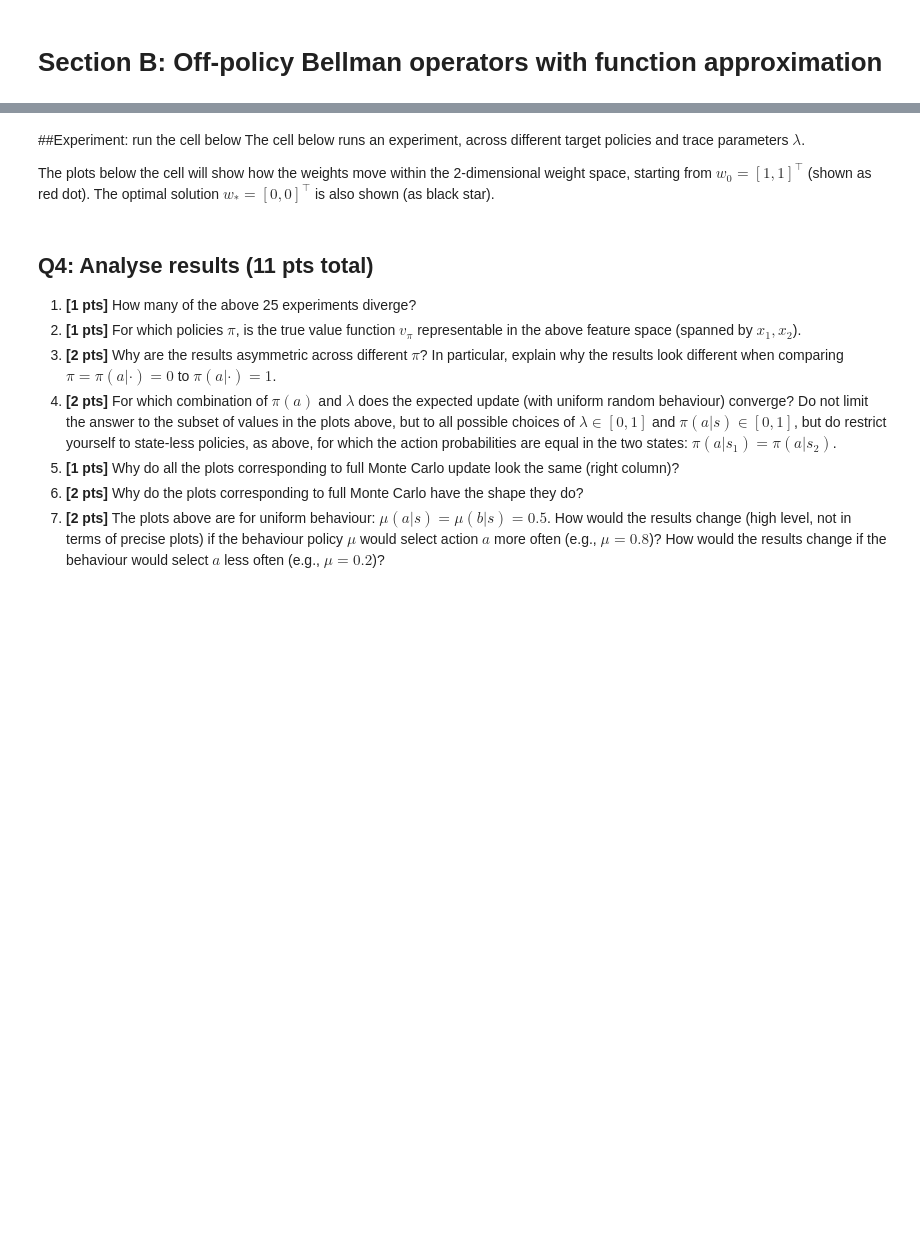
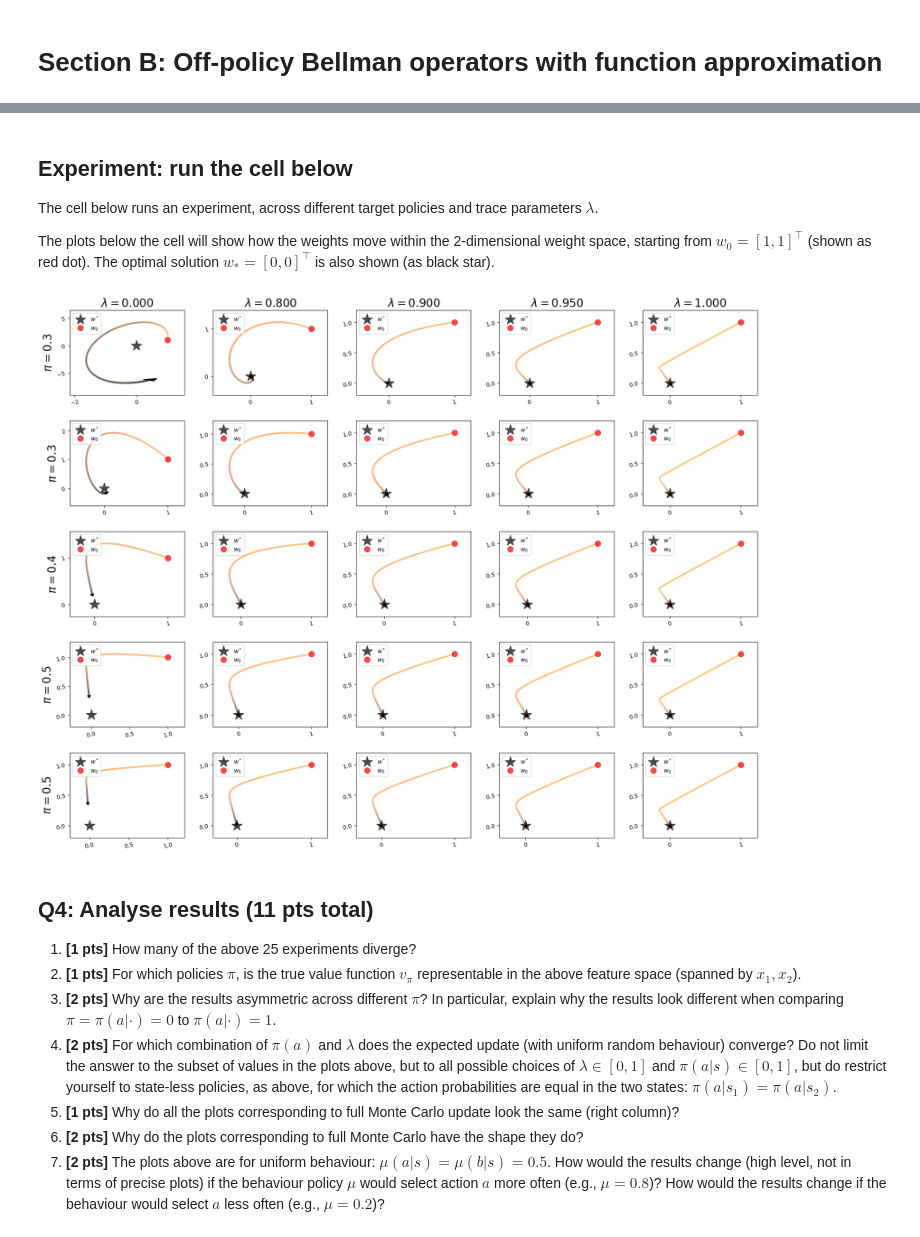
Before and after one commit to jjmoncus/ReinforcementLearning, a Jupyter notebook: UCL_RL_assignment_2026,_part_II.ipynb, the cells around one changed output, grey strips where cells are left out. Drawn from its saved outputs; the diff is of its cells as text; code cells hidden in the pictures; blank space fills up the shorter version.

```diff
--- a/UCL_RL_assignment_2026,_part_II.ipynb
+++ b/UCL_RL_assignment_2026,_part_II.ipynb
@@ -408,45 +432,66 @@ The agent will make *linear* predicions, such that $v(s) = \mathbf{w}^\top \math
 The expectation should take into account the probabilities of actions in the future, as well as the steady-state (=long-term) probability of being in a state.  The step size of the update should be $\alpha=0.1$.
 
 The expected update should be for a multi-step $\lambda$-return and should be correct for any pair of target and any behaviour policy.  It should be the expectation of performing a (forward view) TD($\lambda$) update in the MDP described above when the _state distribution_ is generated by the behaviour policy and the _returns_ from each state are generated by the target policy. We will use the update you implement to generate plots below.
-# %%
-# state features (do not change)
-x1 = np.array([1., 1.])
-x2 = np.array([2., 1.])
-
-def expected_update(w, pi, mu, trace_parameter, discount):
-  ...
-  return expected_weight_update
+# %%
+# state features (do not change)
+x1 = np.array([1., 1.])
+x2 = np.array([2., 1.])
+
+def expected_update(w, pi, mu, trace_parameter, discount, lr = .1):
+
+  # current value estimates for both states
+  v1 = np.dot(w, x1)
+  v2 = np.dot(w, x2)
+
+  # E.V. of next state under pi
+  expected_v_next = pi * v1 + (1 - pi) * v2
+
+  # expected lambda-return
+  g_lambda = (discount * (1 - trace_parameter) * expected_v_next) / (1 - discount * trace_parameter)
+
+  # weight updates for each state individually --- (lr * (target - current_value) * gradient)
+  update_s1 = lr * (g_lambda - v1) * x1
+  update_s2 = lr * (g_lambda - v2) * x2
+
+  # expectation over state distribution of mu
+  expected_weight_update = mu * update_s1 + (1 - mu) * update_s2
+
+  return expected_weight_update
 # %% [markdown]
-##Experiment: run the cell below
+## Experiment: run the cell below
 The cell below runs an experiment, across different target policies and trace parameters $\lambda$.
 
 The plots below the cell will show how the weights move within the 2-dimensional weight space, starting from $w_0 = [1, 1]^{\top}$ (shown as red dot).  The optimal solution $w_* = [0, 0]^{\top}$ is also shown (as black star).
 # %%
 def generate_ws(w, pi, mu, l, g):
   """Apply the expected update 1000 times"""
   ws = [w]
   for _ in range(1000):
-    w = w + expected_update(w, pi, mu, l, g, lr=0.1)
+    w = w + expected_update(w, pi, mu, l, g, lr=.1)
     ws.append(w)
   return np.array(ws)
 
 mu = 0.5  # behaviour
 g = 0.99  # discount
 
 lambdas = np.array([0, 0.8, 0.9, 0.95, 1.])
-pis = np.array([0., 0.1, 0.2, 0.5, 1.])
+# lambdas = np.array([0.8, 0.85, 0.9, 0.95, 1.])
+# pis = np.array([0., 0.1, 0.2, 0.5, 1.])
+pis = np.array([0.3, 0.35, 0.4, 0.45, .5])
 
 fig = plt.figure(figsize=(22, 17))
 fig.subplots_adjust(wspace=0.25, hspace=0.3)
 
 for r, pi in enumerate(pis):
   for c, l in enumerate(lambdas):
     plt.subplot(len(pis), len(lambdas), r*len(lambdas) + c + 1)
     w = np.ones_like(x1)
     ws = generate_ws(w, pi, mu, l, g)
     title = '$\\lambda={:1.3f}$'.format(l) if r == 0 else None
     ylabel = '$\\pi={:1.1f}$'.format(pi) if c == 0 else None
     plotting_helper_function(ws[:, 0], ws[:, 1], title, ylabel)
+# %% [output]
+[figure, added]
 # %% [markdown]
 ## Q4: Analyse results (11 pts total)
 1. **[1 pts]** How many of the above 25 experiments diverge?
```
Also changed, not shown: parts of 8 cells of this notebook, 2 other files.
